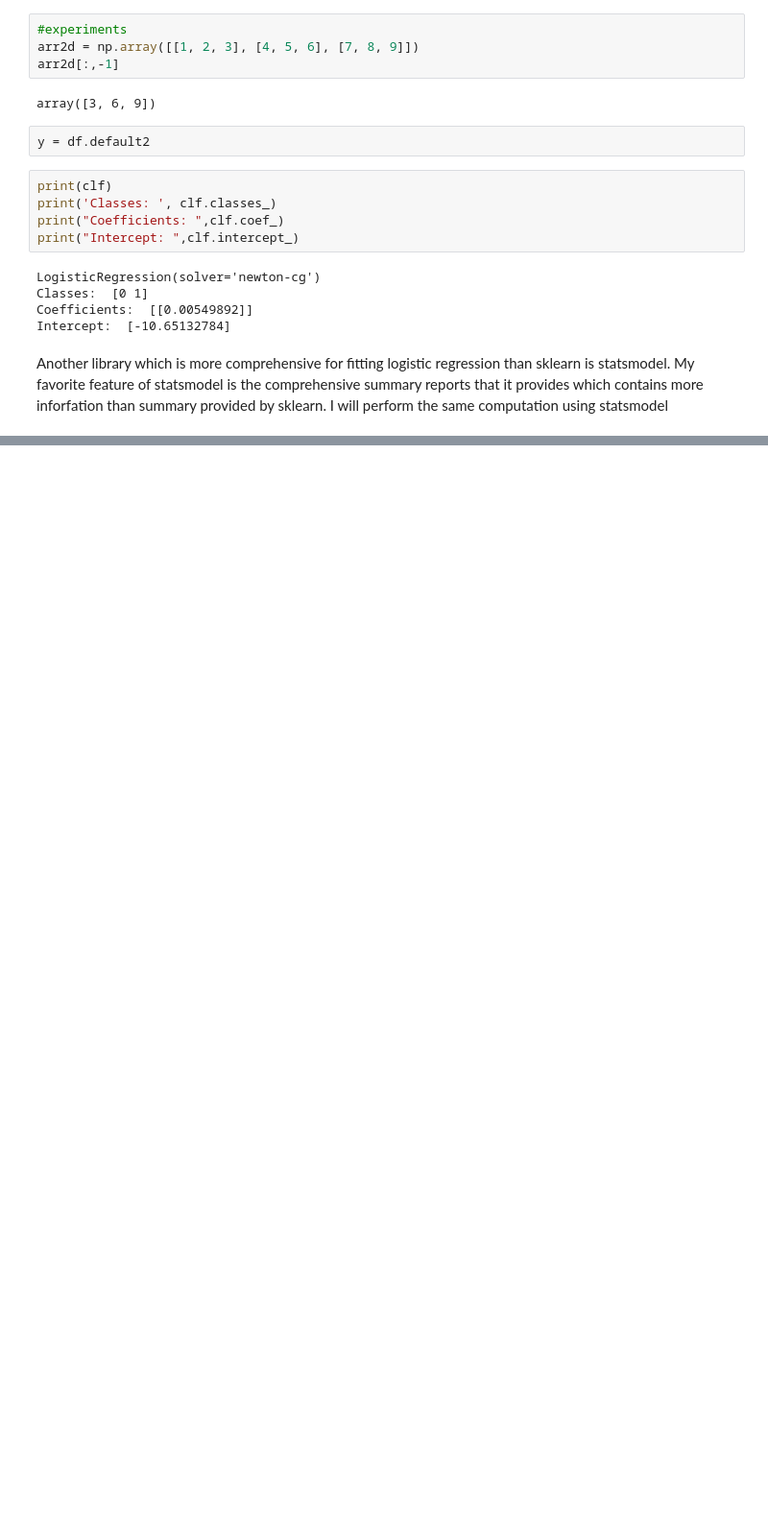
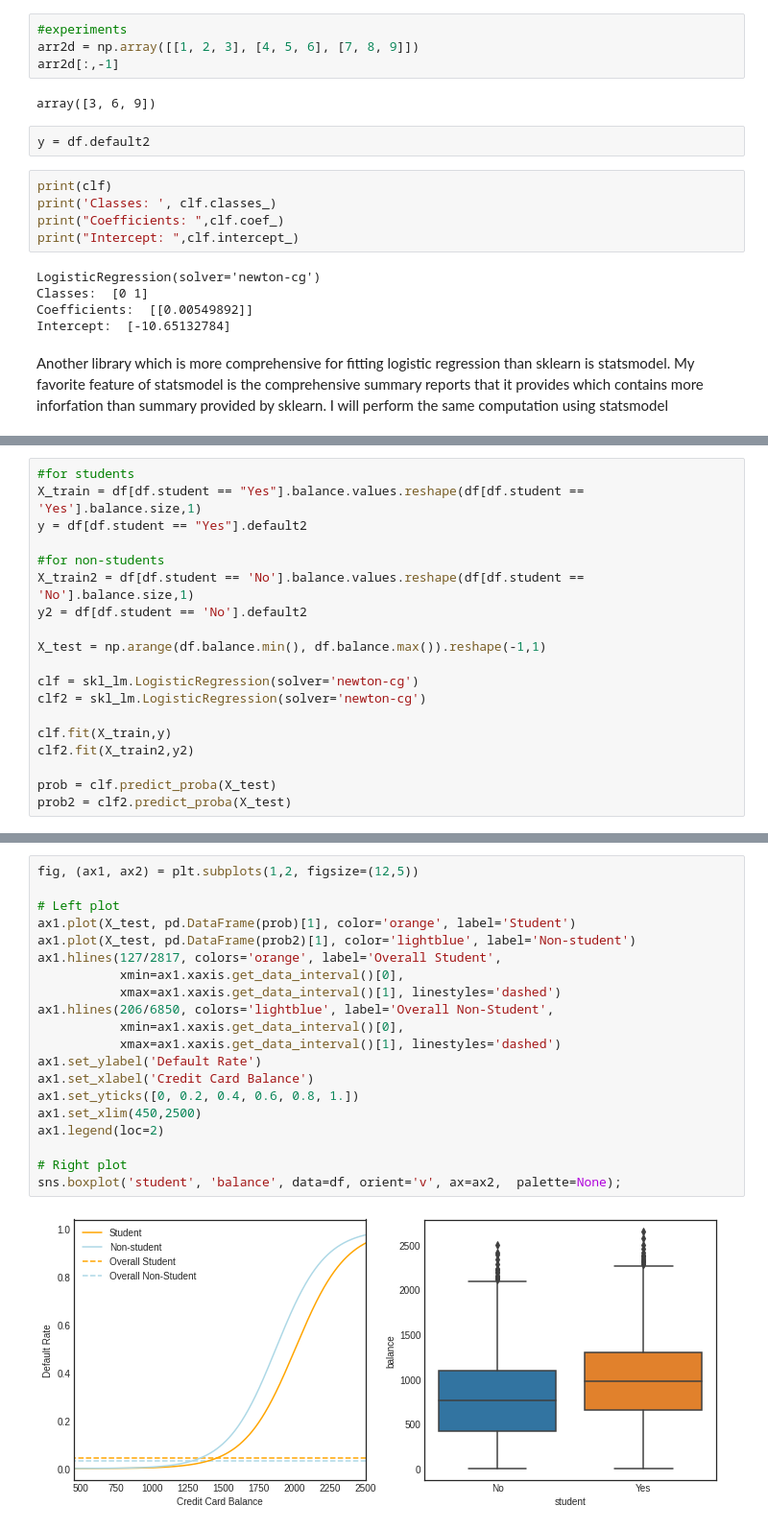
Before and after one commit to Saad-Hussain31/Defaulter-Classification, a Jupyter notebook: Logistic Regression.ipynb, the cells around one changed output, grey strips where cells are left out. Shown: that part at 96% size. Cells and saved outputs as stored; diff of their text form; blank space fills up the shorter version.

```diff
--- a/Logistic Regression.ipynb
+++ b/Logistic Regression.ipynb
@@ -139,0 +178,19 @@ student2      0.4049    0.1150    3.5202  0.0004   0.1795   0.6303
+# %%
+#for students
+X_train = df[df.student == "Yes"].balance.values.reshape(df[df.student == 'Yes'].balance.size,1)
+y = df[df.student == "Yes"].default2
+
+#for non-students
+X_train2 = df[df.student == 'No'].balance.values.reshape(df[df.student == 'No'].balance.size,1)
+y2 = df[df.student == 'No'].default2
+
+X_test = np.arange(df.balance.min(), df.balance.max()).reshape(-1,1)
+
+clf = skl_lm.LogisticRegression(solver='newton-cg')
+clf2 = skl_lm.LogisticRegression(solver='newton-cg')
+
+clf.fit(X_train,y)
+clf2.fit(X_train2,y2)
+
+prob = clf.predict_proba(X_test)
+prob2 = clf2.predict_proba(X_test)
@@ -139,0 +204,22 @@ student2      0.4049    0.1150    3.5202  0.0004   0.1795   0.6303
+# %%
+fig, (ax1, ax2) = plt.subplots(1,2, figsize=(12,5))
+
+# Left plot
+ax1.plot(X_test, pd.DataFrame(prob)[1], color='orange', label='Student')
+ax1.plot(X_test, pd.DataFrame(prob2)[1], color='lightblue', label='Non-student')
+ax1.hlines(127/2817, colors='orange', label='Overall Student',
+           xmin=ax1.xaxis.get_data_interval()[0],
+           xmax=ax1.xaxis.get_data_interval()[1], linestyles='dashed')
+ax1.hlines(206/6850, colors='lightblue', label='Overall Non-Student',
+           xmin=ax1.xaxis.get_data_interval()[0],
+           xmax=ax1.xaxis.get_data_interval()[1], linestyles='dashed')
+ax1.set_ylabel('Default Rate')
+ax1.set_xlabel('Credit Card Balance')
+ax1.set_yticks([0, 0.2, 0.4, 0.6, 0.8, 1.])
+ax1.set_xlim(450,2500)
+ax1.legend(loc=2)
+
+# Right plot
+sns.boxplot('student', 'balance', data=df, orient='v', ax=ax2,  palette=None);
+# %% [output]
+[figure, added]
```
Also changed, not shown: parts of 9 cells of this notebook.
